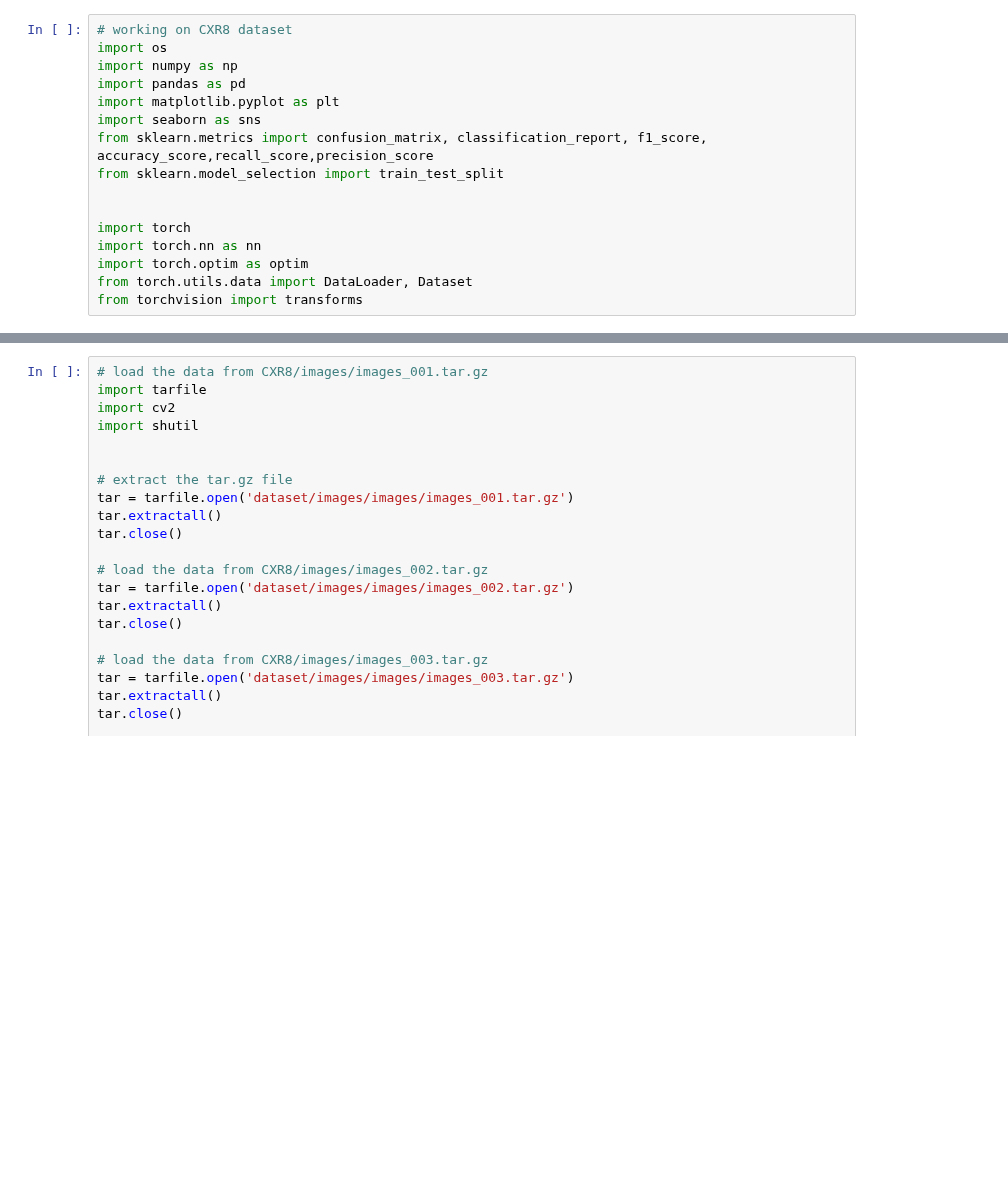
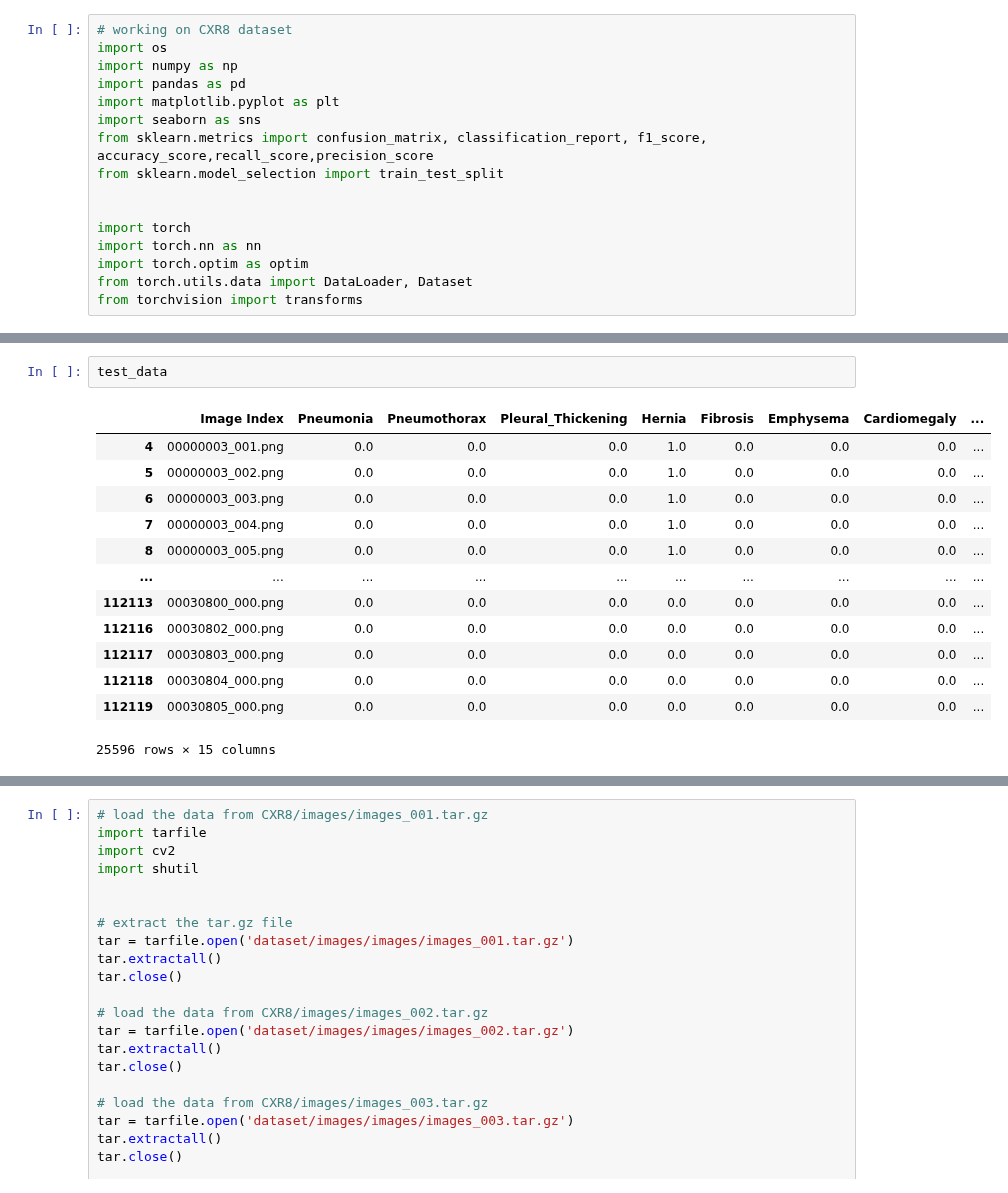
Before and after one commit to k2405/Chest-X-Ray-Classification, a Jupyter notebook: data_setup.ipynb, the cells around one changed output, grey strips where cells are left out. Cells and saved outputs as stored; diff of their text form; blank space fills up the shorter version.

```diff
--- a/data_setup.ipynb
+++ b/data_setup.ipynb
@@ -16,0 +138,16 @@ from torchvision import transforms
+# %%
+test_data
+# %% [output]
+|  | Image Index | Pneumonia | Pneumothorax | Pleural_Thickening | Hernia | Fibrosis | Emphysema | Cardiomegaly | ... |
+| 4 | 00000003_001.png | 0.0 | 0.0 | 0.0 | 1.0 | 0.0 | 0.0 | 0.0 | ... |
+| 5 | 00000003_002.png | 0.0 | 0.0 | 0.0 | 1.0 | 0.0 | 0.0 | 0.0 | ... |
+| 6 | 00000003_003.png | 0.0 | 0.0 | 0.0 | 1.0 | 0.0 | 0.0 | 0.0 | ... |
+| 7 | 00000003_004.png | 0.0 | 0.0 | 0.0 | 1.0 | 0.0 | 0.0 | 0.0 | ... |
+| 8 | 00000003_005.png | 0.0 | 0.0 | 0.0 | 1.0 | 0.0 | 0.0 | 0.0 | ... |
+| ... | ... | ... | ... | ... | ... | ... | ... | ... | ... |
+| 112113 | 00030800_000.png | 0.0 | 0.0 | 0.0 | 0.0 | 0.0 | 0.0 | 0.0 | ... |
+| 112116 | 00030802_000.png | 0.0 | 0.0 | 0.0 | 0.0 | 0.0 | 0.0 | 0.0 | ... |
+| 112117 | 00030803_000.png | 0.0 | 0.0 | 0.0 | 0.0 | 0.0 | 0.0 | 0.0 | ... |
+| 112118 | 00030804_000.png | 0.0 | 0.0 | 0.0 | 0.0 | 0.0 | 0.0 | 0.0 | ... |
+| 112119 | 00030805_000.png | 0.0 | 0.0 | 0.0 | 0.0 | 0.0 | 0.0 | 0.0 | ... |
+25596 rows × 15 columns
```
Also changed, not shown: parts of 7 cells of this notebook, 5 other files.
